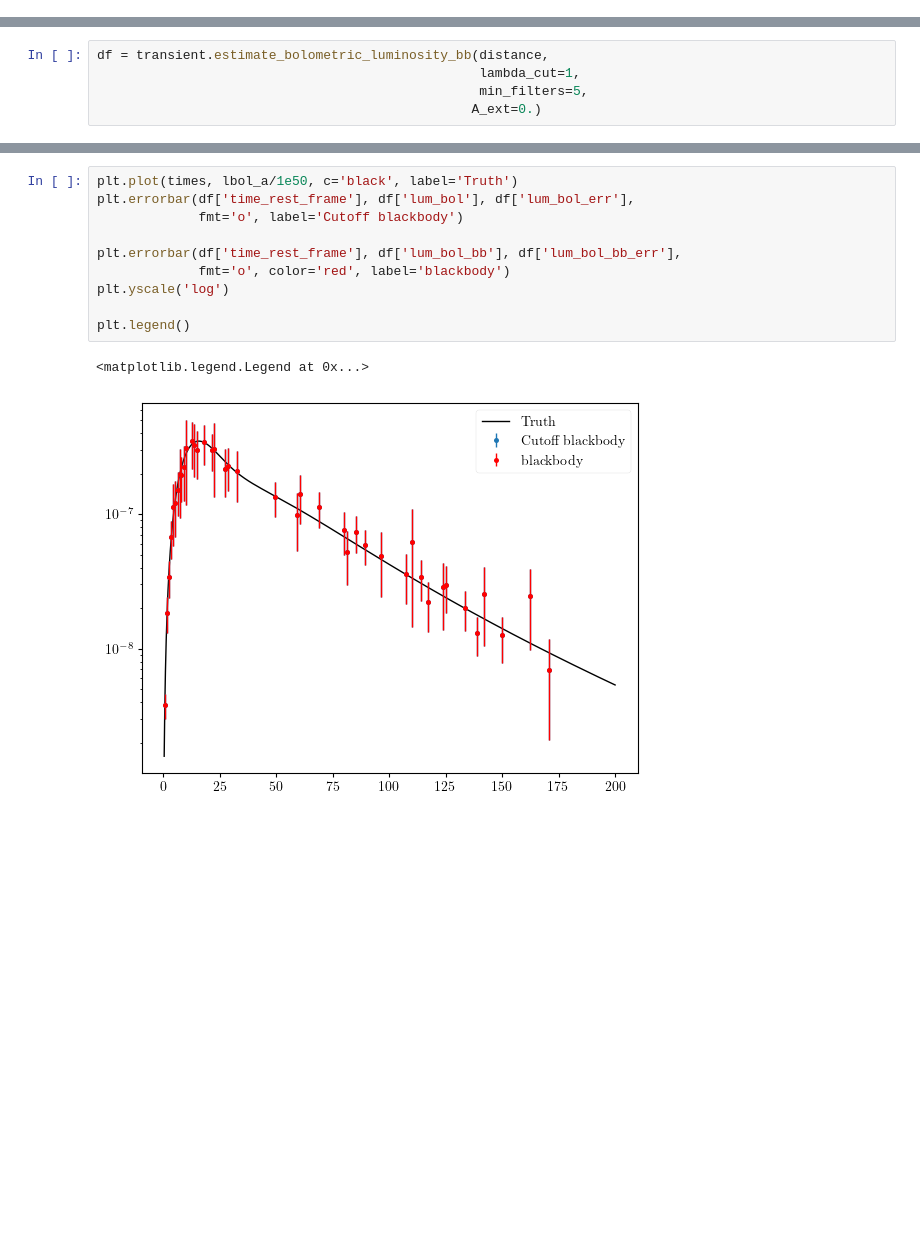
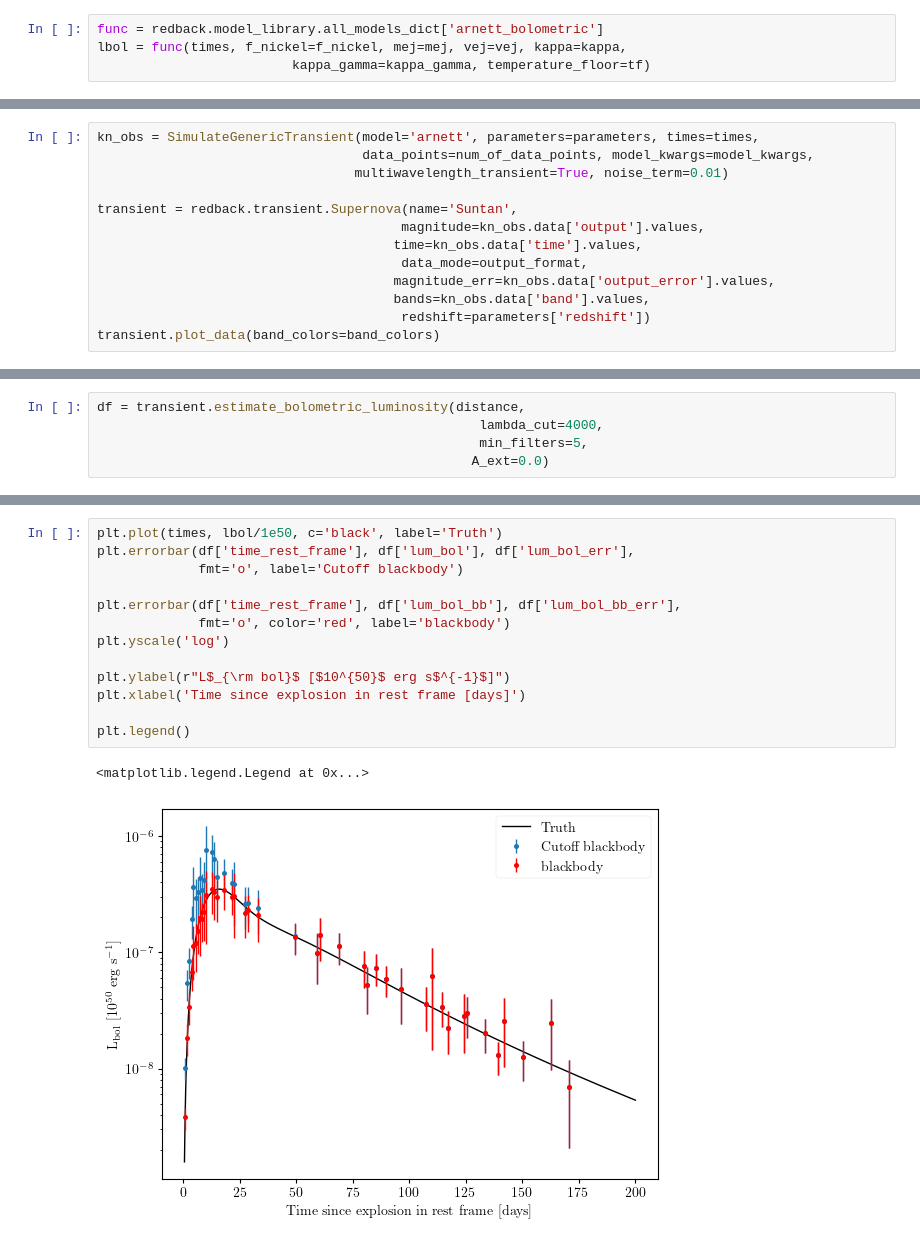
Before and after one commit to nikhil-sarin/redback, a Jupyter notebook: examples/estimating_lbols.ipynb, the cells around one changed output, grey strips where cells are left out. Saved outputs shown, nothing was run; the diff lists cells and outputs as text; blank space fills up the shorter version.

```diff
--- a/examples/estimating_lbols.ipynb
+++ b/examples/estimating_lbols.ipynb
@@ -62,0 +48,4 @@ transient.plot_data(band_colors=band_colors)
+# %%
+func = redback.model_library.all_models_dict['arnett_bolometric']
+lbol = func(times, f_nickel=f_nickel, mej=mej, vej=vej, kappa=kappa,
+                         kappa_gamma=kappa_gamma, temperature_floor=tf)
@@ -62,0 +54,13 @@ transient.plot_data(band_colors=band_colors)
+# %%
+kn_obs = SimulateGenericTransient(model='arnett', parameters=parameters, times=times,
+                                  data_points=num_of_data_points, model_kwargs=model_kwargs,
+                                 multiwavelength_transient=True, noise_term=0.01)
+
+transient = redback.transient.Supernova(name='Suntan',
+                                       magnitude=kn_obs.data['output'].values,
+                                      time=kn_obs.data['time'].values,
+                                       data_mode=output_format,
+                                      magnitude_err=kn_obs.data['output_error'].values,
+                                      bands=kn_obs.data['band'].values,
+                                       redshift=parameters['redshift'])
+transient.plot_data(band_colors=band_colors)
@@ -63,6 +94,6 @@ transient.plot_data(band_colors=band_colors)
 # %%
-df = transient.estimate_bolometric_luminosity_bb(distance,
-                                                 lambda_cut=1,
+df = transient.estimate_bolometric_luminosity(distance,
+                                                 lambda_cut=4000,
                                                  min_filters=5,
-                                                A_ext=0.)
+                                                A_ext=0.0)
 # %% [output]
@@ -77,13 +112,16 @@ df = transient.estimate_bolometric_luminosity_bb(distance,
 # %%
-plt.plot(times, lbol_a/1e50, c='black', label='Truth')
+plt.plot(times, lbol/1e50, c='black', label='Truth')
 plt.errorbar(df['time_rest_frame'], df['lum_bol'], df['lum_bol_err'],
              fmt='o', label='Cutoff blackbody')
 
 plt.errorbar(df['time_rest_frame'], df['lum_bol_bb'], df['lum_bol_bb_err'],
              fmt='o', color='red', label='blackbody')
 plt.yscale('log')
 
+plt.ylabel(r"L$_{\rm bol}$ [$10^{50}$ erg s$^{-1}$]")
+plt.xlabel('Time since explosion in rest frame [days]')
+
 plt.legend()
 # %% [output]
 <matplotlib.legend.Legend at 0x...>
-[figure, old version]
+[figure, new version]
```
Also changed, not shown: parts of 16 cells of this notebook, 1 other file.
